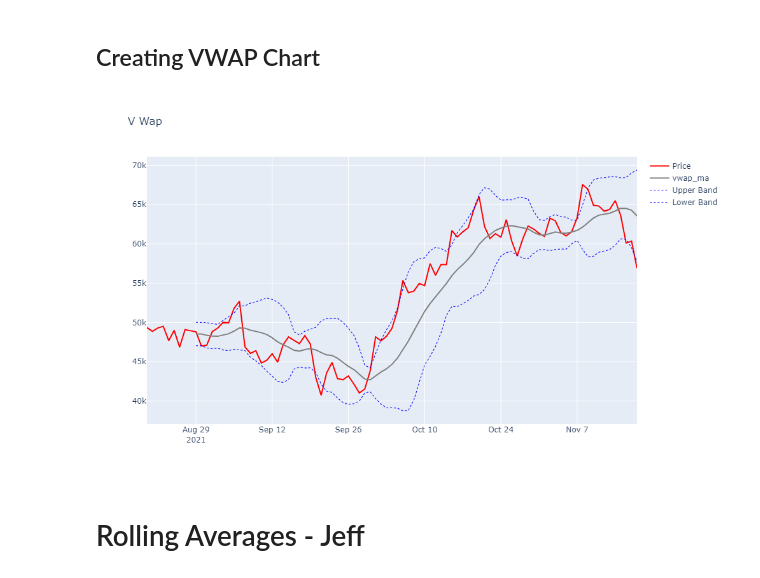
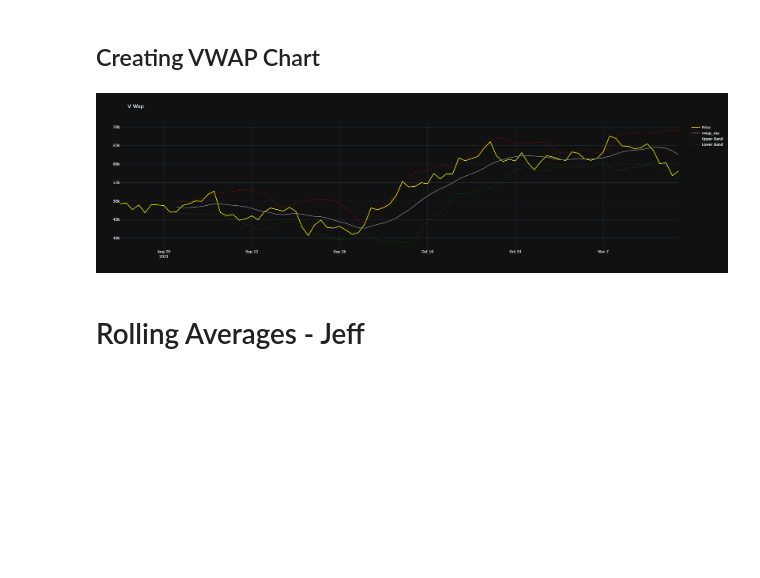
Before and after one commit to jeffreycfwang/p1t3, a Jupyter notebook: V_Wap.ipynb, the cells around one changed output. Drawn from its saved outputs; the diff is of its cells as text; code cells hidden in the pictures; blank space fills up the shorter version.

```diff
--- a/V_Wap.ipynb
+++ b/V_Wap.ipynb
@@ -209,38 +209,39 @@ fig_vwap = make_subplots(rows=1, cols=1)
 fig_vwap.add_trace(go.Scatter(
     x = vwap_df.index,
     y = vwap_df["close"],
-    line = dict(color='red', width=2),
+    line = dict(color='yellow', width=2),
     name = 'Price'), col=1, row=1)
 
 # Plotting VWAP MA line
 fig_vwap.add_trace(go.Scatter(
     x = vwap_df.index,
     y = vwap_df['vwap_ma'],
     mode = 'lines',
     name = 'vwap_ma',
     line = dict(color='grey',width=2)
 ))
 
 # # Add Bands
 # fig_vwap.add_trace(go.Scatter(
 #     x = vwap_df.index,
 #     y = vwap_df['upper_band'],
 #     line = dict('blue', width=2, dash='dot'),
 #     name = 'Upper Band'))
 
-fig_vwap.add_trace(go.Scatter(x=vwap_df.index, y= vwap_df['upper_band'], line=dict (color='blue', width=1, dash='dot'), name = 'Upper Band'))
-fig_vwap.add_trace(go.Scatter(x=vwap_df.index, y= vwap_df['lower_band'], line=dict (color='blue', width=1, dash='dot'), name = 'Lower Band'))
+fig_vwap.add_trace(go.Scatter(x=vwap_df.index, y= vwap_df['upper_band'], line=dict (color='red', width=1, dash='dot'), name = 'Upper Band'))
+fig_vwap.add_trace(go.Scatter(x=vwap_df.index, y= vwap_df['lower_band'], line=dict (color='green', width=1, dash='dot'), name = 'Lower Band'))
 
 # fig_vwap.add_hline(y="upper_band", col=1, row=1, line_color='#336699', line_width=2, line_dash='dash')
 # fig_vwap.add_hline(y=80, col=1, row=1, line_color='#336699', line_width=2, line_dash='dash')
 
 fig_vwap.update_layout(
+    template = 'plotly_dark',
     height=600,
     title = 'V Wap'
 )
 fig_vwap.show()
 # %% [output]
-[figure, old version]
+[figure, new version]
 # %% [markdown]
 # Rolling Averages - Jeff
 # %% [markdown]
```
Also changed, not shown: parts of 7 cells of this notebook, 1 other file.
